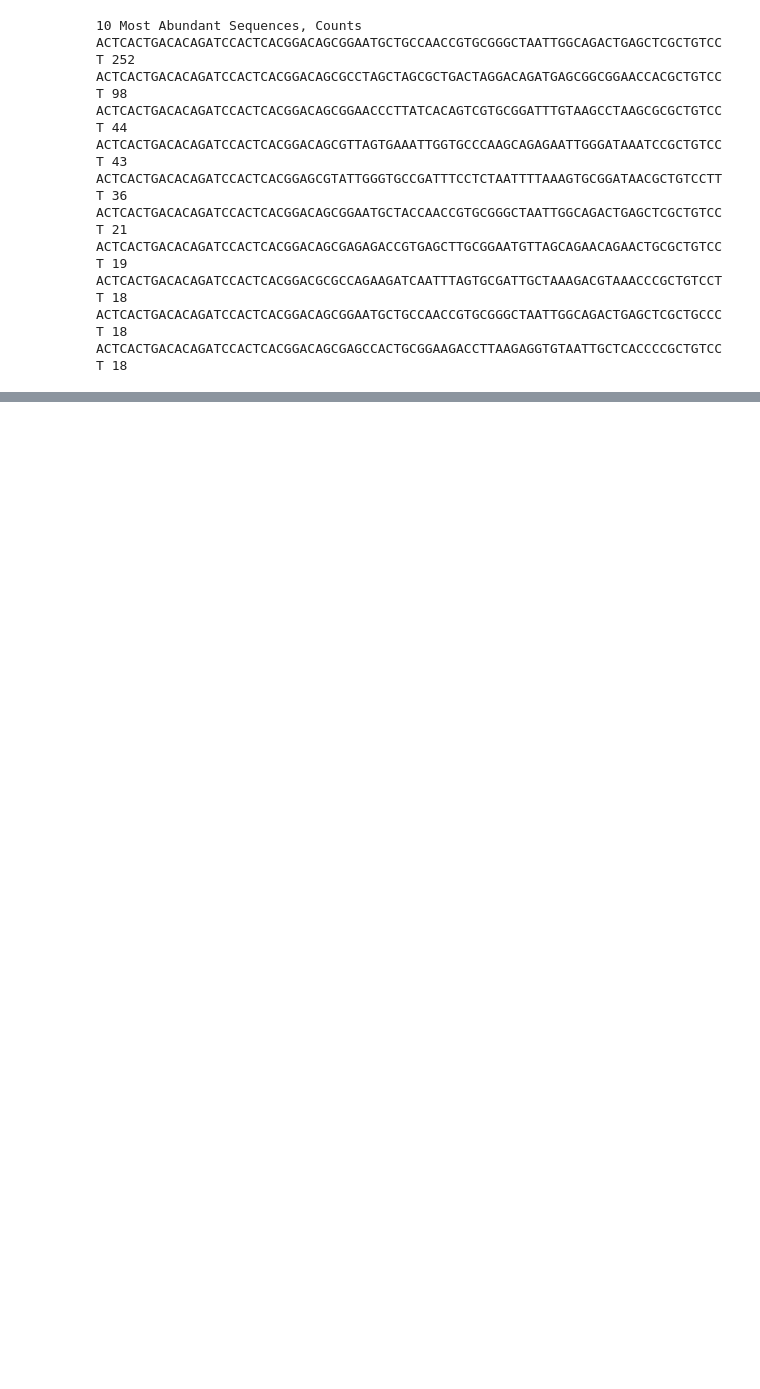
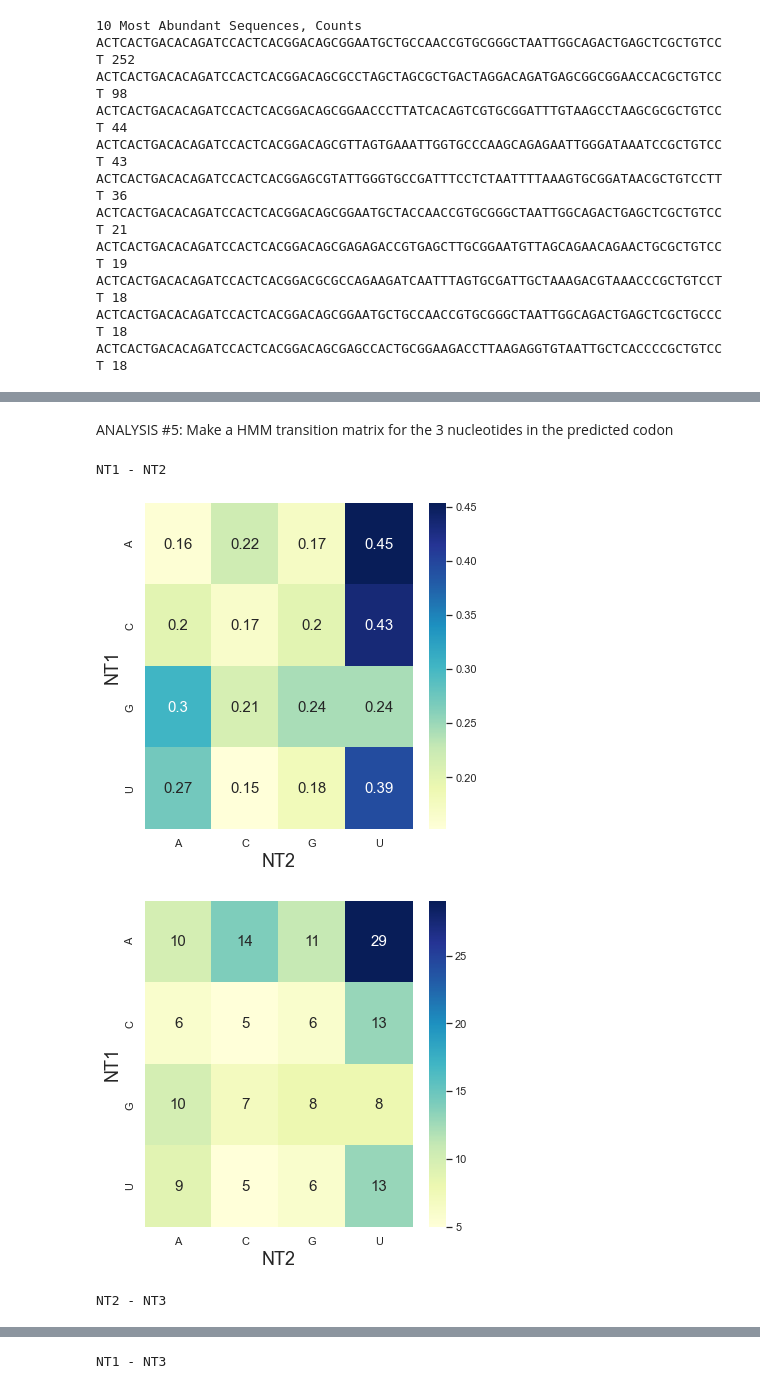
Before and after one commit to szostaklab/aminoacylation, a Jupyter notebook: Experiment 1.ipynb, the cells around one changed output, grey strips where cells are left out. Drawn from its saved outputs; the diff is of its cells as text; code cells hidden in the pictures; blank space fills up the shorter version.

```diff
--- a/Experiment 1.ipynb
+++ b/Experiment 1.ipynb
@@ -240,0 +306,2 @@ make_heatmap(high_quality_trimmed)
+# %% [markdown]
+ANALYSIS #5: Make a HMM transition matrix for the 3 nucleotides in the predicted codon
@@ -240,0 +352,24 @@ make_heatmap(high_quality_trimmed)
+# %%
+#Transition matrix from NT1-2
+print('NT1 - NT2')
+transition_matrix(triplet_start-1, triplet_start, 'True')
+plt.show()
+transition_matrix(triplet_start-1, triplet_start, 'False')
+plt,show()
+#Transition matrix from NT2-3
+print('NT2 - NT3')
+transition_matrix(triplet_start, triplet_start+1, 'True')
+plt.show()
+transition_matrix(triplet_start, triplet_start+1, 'False')
+plt,show()
+#Transition matrix from NT1-3
+print('NT1 - NT3')
+transition_matrix(triplet_start-1, triplet_start+1, 'True')
+plt.show()
+transition_matrix(triplet_start-1, triplet_start+1, 'False')
+plt,show()
+# %% [output]
+NT1 - NT2
+[figure, added]
+[figure, added]
+NT2 - NT3
@@ -240,0 +378 @@ make_heatmap(high_quality_trimmed)
+NT1 - NT3
```
Also changed, not shown: parts of 19 cells of this notebook.
